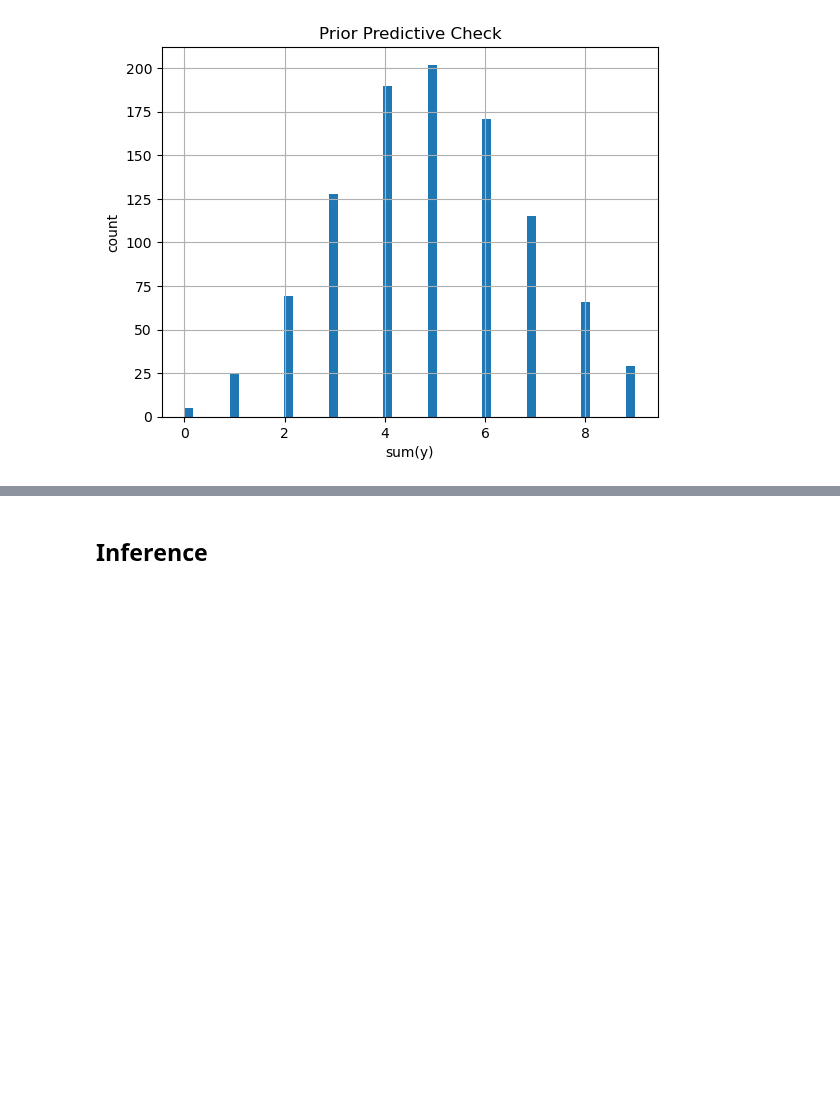
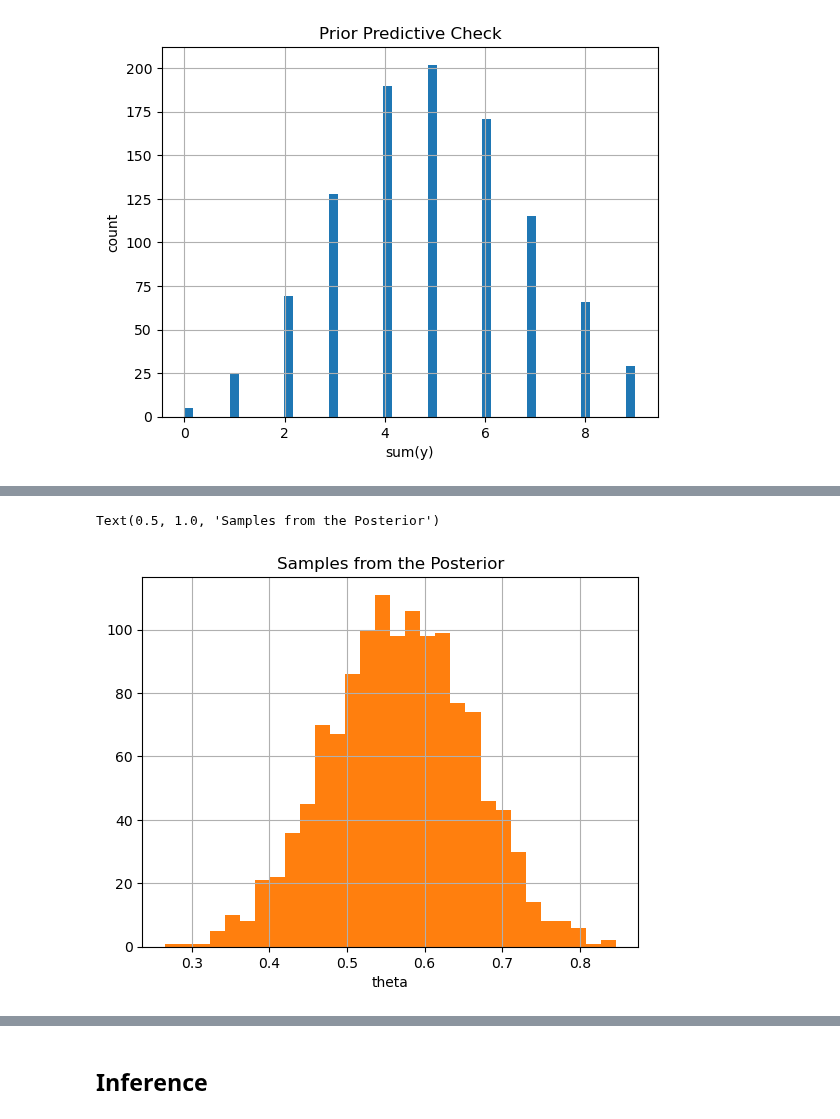
Before and after one commit to mcb00/rr-blog, a Jupyter notebook: posts/bayes/bayes.ipynb, the cells around one changed output, grey strips where cells are left out. Drawn from its saved outputs; the diff is of its cells as text; code cells hidden in the pictures; blank space fills up the shorter version.

```diff
--- a/posts/bayes/bayes.ipynb
+++ b/posts/bayes/bayes.ipynb
@@ -80,0 +174,7 @@ plt.title('Prior Predictive Check');
+# %%
+isolated_outcome_df.hist("theta", bins=30, color=post_color)
+plt.xlabel("theta")
+plt.title("Samples from the Posterior")
+# %% [output]
+Text(0.5, 1.0, 'Samples from the Posterior')
+[figure, added]
```
Also changed, not shown: parts of 11 cells of this notebook.
